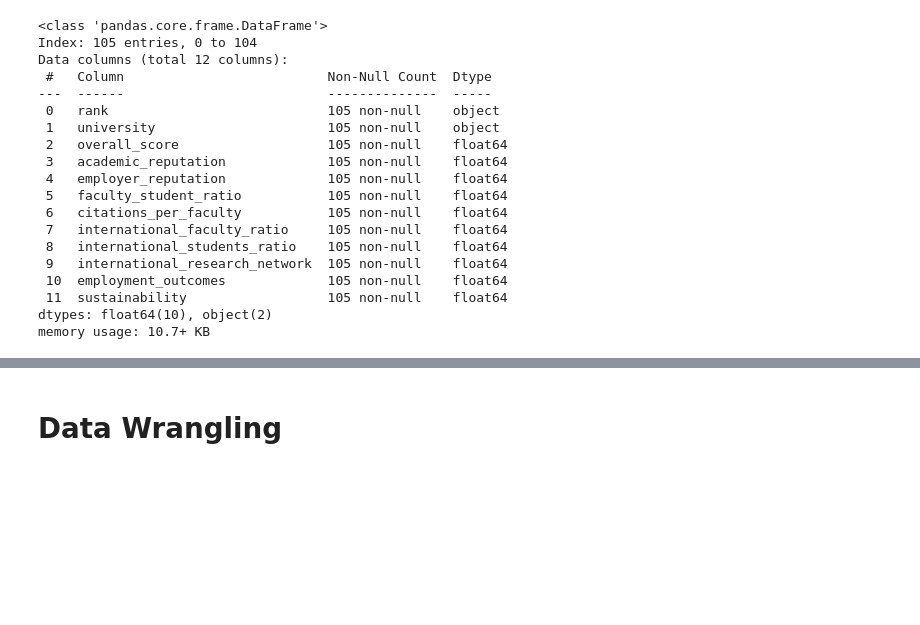
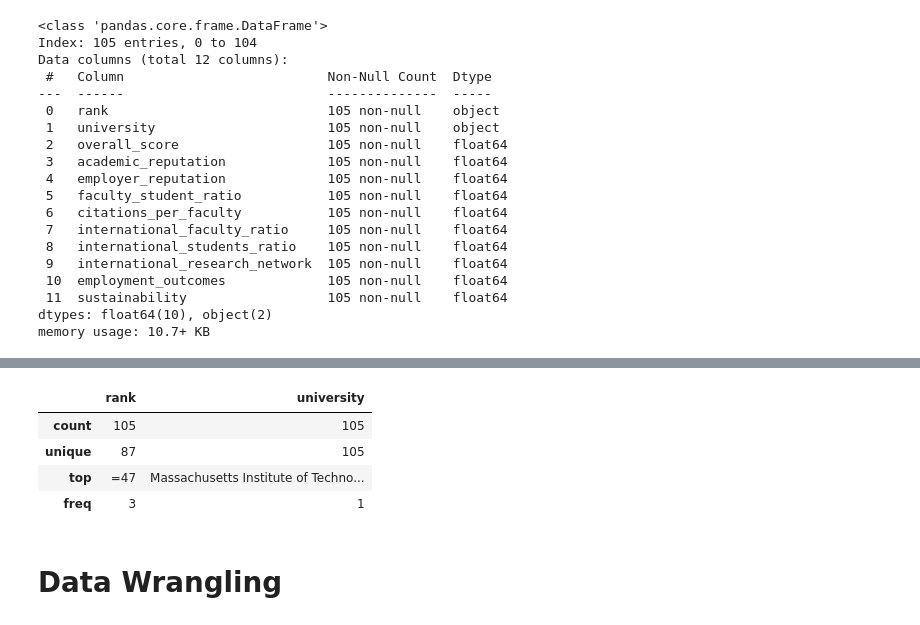
Before and after one commit to PaoloCarlevero/portfolio, a Jupyter notebook: python/top_100_universities/top_100_universities.ipynb, the cells around one changed output, grey strips where cells are left out. Drawn from its saved outputs; the diff is of its cells as text; code cells hidden in the pictures; blank space fills up the shorter version.

```diff
--- a/python/top_100_universities/top_100_universities.ipynb
+++ b/python/top_100_universities/top_100_universities.ipynb
@@ -52,3 +65,11 @@ memory usage: 10.7+ KB
+# %%
+df.describe(include='object')
+# %% [output]
+|  | rank | university |
+| count | 105 | 105 |
+| unique | 87 | 105 |
+| top | =47 | Massachusetts Institute of Techno... |
+| freq | 3 | 1 |
 # %% [markdown]
 # **Data Wrangling**
 # %% [markdown]
```
Also changed, not shown: parts of 9 cells of this notebook, 3 other files.
